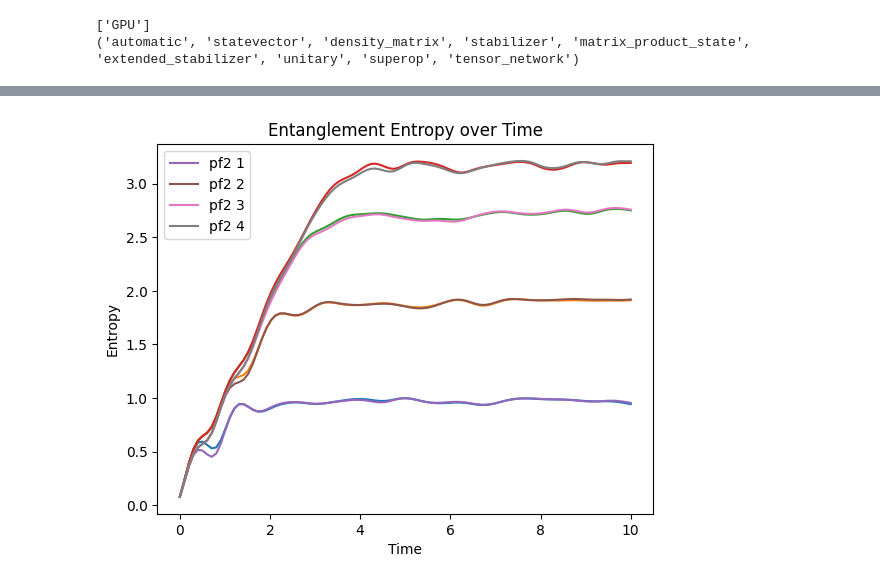
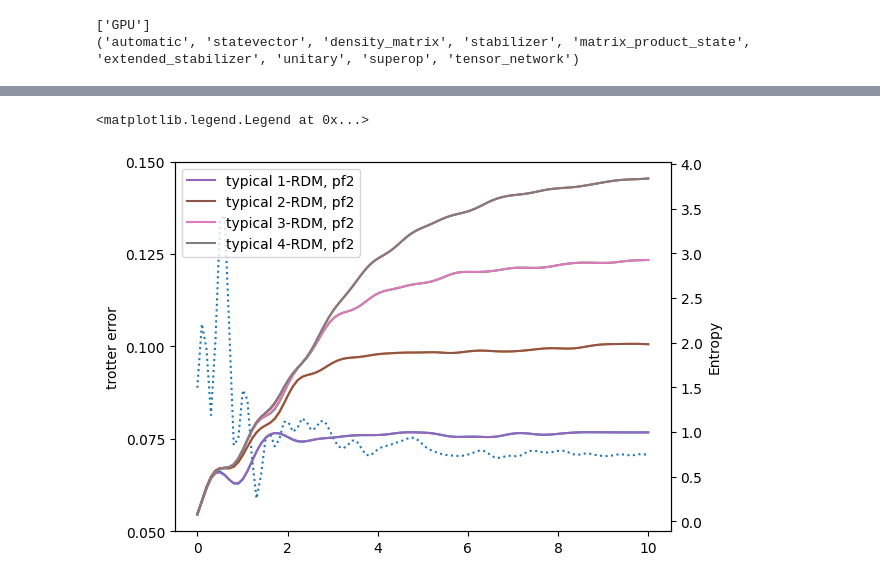
Before and after one commit to jonahso/quantum-walk-and-entanglement, a Jupyter notebook: trotter_steps_qiskit.ipynb, the cells around one changed output, grey strips where cells are left out. Cells and saved outputs as stored; diff of their text form; code cells hidden in the pictures.

```diff
--- a/trotter_steps_qiskit.ipynb
+++ b/trotter_steps_qiskit.ipynb
@@ -23,14 +25,16 @@ from qiskit.circuit.library import PauliEvolutionGate
 from qiskit.synthesis import LieTrotter
 import numpy as np
 
-n = 8
+n = 24
 
 QIMF = Nearest_Neighbour_1d(n, hx=0.8090, hy=0.9045, Jx=1, pbc=False)
+# powerlaw = Power_Law(n, alpha=4, Jx=1, Jy=1, Jz=1, hx=1, hy=1, hz=1, pbc=False, verbose=True)
 
 H = QIMF.ham_xyz
+# H = powerlaw.ham_xyz
 print(H)
 
-init = Statevector.from_label("101010101010")
+init = Statevector.from_label("10"*int(n/2))
 t = 10
 r = 100
 m = 1
@@ -100,3 +154,9 @@ circ_pf2.draw()
+# %%
+def entropy(rho):
+    eigvals = cp.linalg.eigvalsh(rho)
+    eigvals = eigvals[eigvals > 0]
+    entropy = -cp.sum(eigvals * cp.log2(eigvals))
+    return entropy.get()
 # %%
 entropy_list = []
 entropy_list2 = []
@@ -121,6 +204,0 @@ for s in range(1, r+1):
-# %%
-trotter = []
-for s in range(0, r):
-  tro = np.linalg.norm(better_states[s] - states[s])
-  print(tro)
-  trotter.append(tro)
@@ -127,39 +236,43 @@ for s in range(0, r):
+# %%
+t_error = trotter_error(better_states, states, r, "norm")
 # %%
 import matplotlib.pyplot as plt
 import numpy as np
 
 dt = 0.1
 steps = len(entropy_list)
 times = np.linspace(0, 10, 100)
 
-# Extract the first element of each sublist in entropy_list
 entropy_values_1 = [entropy[0] for entropy in entropy_list]
 entropy_values_2 = [entropy[1] for entropy in entropy_list]
 entropy_values_3 = [entropy[2] for entropy in entropy_list]
 entropy_values_4 = [entropy[3] for entropy in entropy_list]
 
-
-# Extract the first element of each sublist in entropy_list2
 entropy_values_12 = [entropy[0] for entropy in entropy_list2]
 entropy_values_22 = [entropy[1] for entropy in entropy_list2]
 entropy_values_32 = [entropy[2] for entropy in entropy_list2]
 entropy_values_42 = [entropy[3] for entropy in entropy_list2]
 
+fig, axes = plt.subplots(nrows=1, ncols=1, sharex=True)
+ax2 = axes.twinx()
 # Create the plot
-plt.plot(times, entropy_values_1)
-plt.plot(times, entropy_values_2)
-plt.plot(times, entropy_values_3)
-plt.plot(times, entropy_values_4)
+ax2.plot(times, entropy_values_1)
+ax2.plot(times, entropy_values_2)
+ax2.plot(times, entropy_values_3)
+ax2.plot(times, entropy_values_4)
+ax2.plot(times, entropy_values_12, label='typical 1-RDM, pf2')
+ax2.plot(times, entropy_values_22, label='typical 2-RDM, pf2')
+ax2.plot(times, entropy_values_32, label='typical 3-RDM, pf2')
+ax2.plot(times, entropy_values_42, label='typical 4-RDM, pf2')
 
-plt.plot(times, entropy_values_12, label='pf2 1')
-plt.plot(times, entropy_values_22, label='pf2 2')
-plt.plot(times, entropy_values_32, label='pf2 3')
-plt.plot(times, entropy_values_42, label='pf2 4')
+axes.plot(times, t_error, linestyle=":")
+y_ticks = [0.05, 0.075, 0.1, 0.125, 0.15]
+axes.set_yticks(y_ticks)
+axes.set_ylabel("trotter error")
 
-plt.xlabel("Time")
-plt.ylabel("Entropy")
-plt.title("Entanglement Entropy over Time")
-plt.legend()
-plt.show()
+ax2.set_xlabel("Time")
+ax2.set_ylabel("Entropy")
+ax2.legend()
 # %% [output]
+<matplotlib.legend.Legend at 0x...>
-[figure, old version]
+[figure, new version]
```
Also changed, not shown: parts of 13 cells of this notebook, 1 other file.
